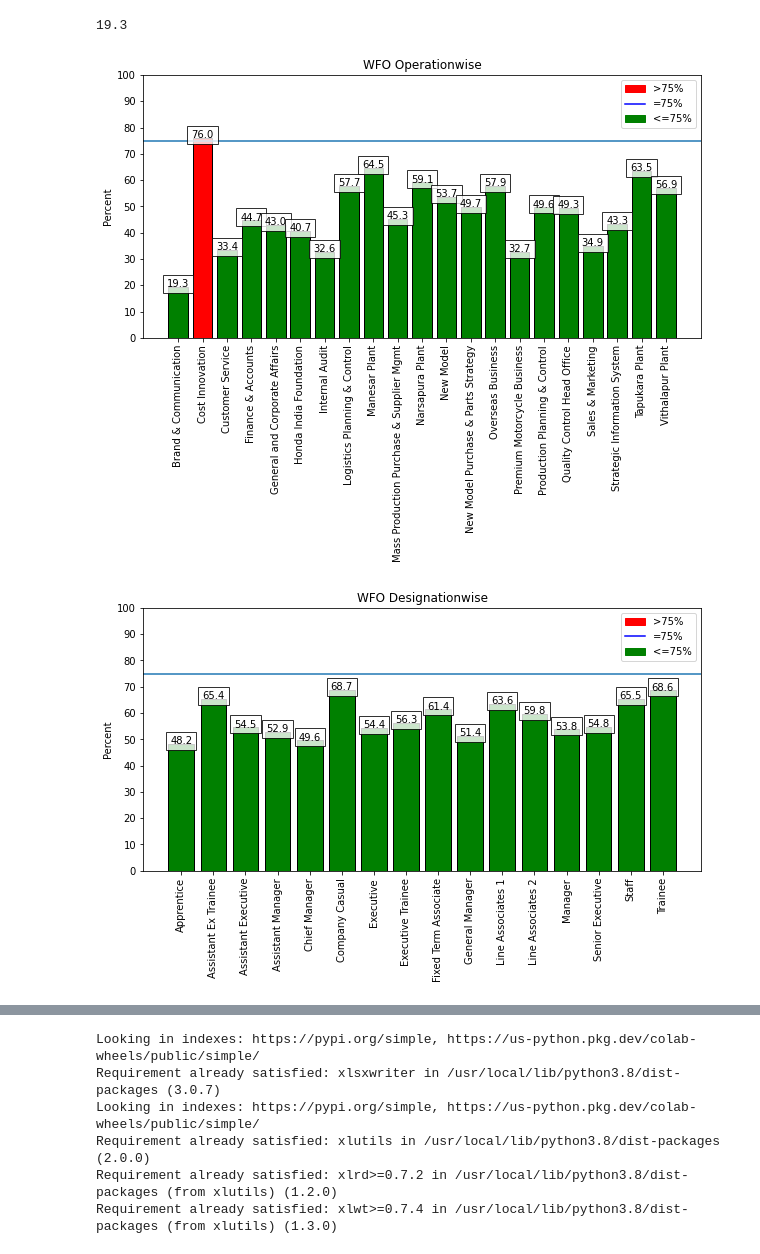
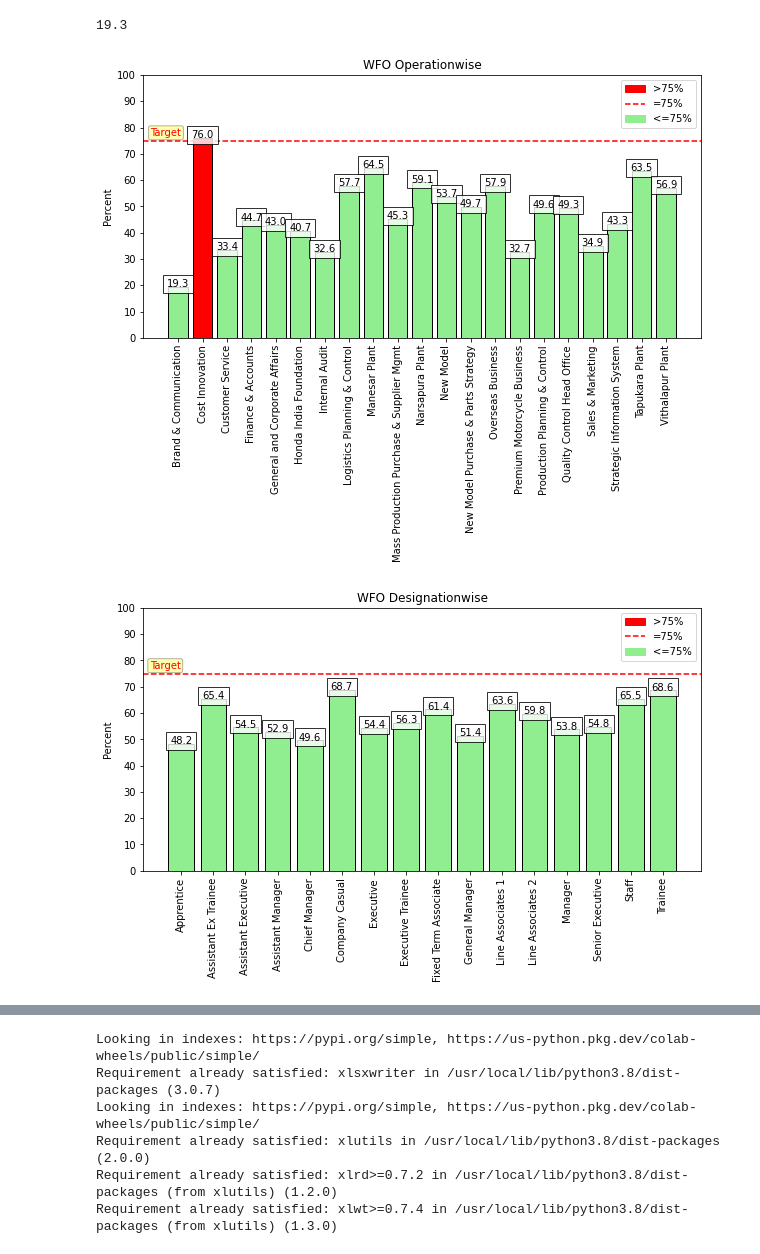
Before and after one commit to kartikeyahl/MS_analysis, a Jupyter notebook: WFO2latest.ipynb, the cells around one changed output, grey strips where cells are left out. Drawn from its saved outputs; the diff is of its cells as text; code cells hidden in the pictures.

```diff
--- a/WFO2latest.ipynb
+++ b/WFO2latest.ipynb
@@ -335,12 +330,11 @@ def colorLogic(result_wfo_operation_list2):
   l=[]
   for i in result_wfo_operation_list2:
     if (i<=75):
-      l.append('green')
+      l.append('lightgreen')
     else:
       l.append('red')
 
   return l
-
 
 
 
@@ -355,49 +349,52 @@ if len(result_wfo_operation['Operation'])>1:
   plt.yticks(range(0, 110, 10))
   plt.ylabel('Percent')
   plt.subplots_adjust(bottom = 0.15)
-  plt.axhline(y=75, xmin=0, xmax= 1)
-  blue_patch = mpatches.Patch(color='green', label='<=75%')
-  blue_line = mlines.Line2D([],[],color='blue', label='=75%')
+  plt.axhline(y=75, xmin=0, xmax= 1,linestyle='--',color='red')
+  blue_patch = mpatches.Patch(color='lightgreen', label='<=75%')
+  blue_line = mlines.Line2D([],[],color='red', label='=75%',linestyle='--')
   red_patch = mpatches.Patch(color='red', label='>75%')
   plt.legend(handles=[red_patch,blue_line,blue_patch])
+  plt.annotate("Target", xy=(-0.5, 78), xycoords='data', color='red',ha="center", va="center", bbox=dict(boxstyle='round,pad=0.2', fc='yellow', alpha=0.3))
   plt.savefig('WFO_Operationwise.png',bbox_inches="tight")
 
 
 if len(result_wfo_designation['Designation'])>1:
   result_wfo_designation_list = list(result_wfo_designation['Designation'])
   result_wfo_designation_list2 = list(result_wfo_designation['Percent'])
   plt.figure(figsize=(10, 5))
   plt.bar(result_wfo_designation_list, result_wfo_designation_list2,color = colorLogic(result_wfo_designation_list2),edgecolor='black')
   addlabels(result_wfo_designation_list, result_wfo_designation_list2)
   plt.title('WFO Designationwise')
   plt.xticks(result_wfo_designation_list, rotation ='vertical')
   plt.yticks(range(0, 110, 10))
   plt.ylabel('Percent')
   plt.subplots_adjust(bottom = 0.15)
-  plt.axhline(y=75, xmin=0, xmax= 1)
-  blue_patch = mpatches.Patch(color='green', label='<=75%')
-  blue_line = mlines.Line2D([],[],color='blue', label='=75%')
+  plt.axhline(y=75, xmin=0, xmax= 1,linestyle='--',color='red')
+  blue_patch = mpatches.Patch(color='lightgreen', label='<=75%')
+  blue_line = mlines.Line2D([],[],color='red', label='=75%',linestyle='--')
   red_patch = mpatches.Patch(color='red', label='>75%')
+  plt.annotate("Target", xy=(-0.5, 78), xycoords='data', color='red',ha="center", va="center", bbox=dict(boxstyle='round,pad=0.2', fc='yellow', alpha=0.3))
   plt.legend(handles=[red_patch,blue_line,blue_patch])
   plt.savefig('WFO_Designationwise.png',bbox_inches="tight")
 
 if len(result_wfo_location['Location'])>1:
   result_wfo_location_list = list(result_wfo_location['Location'])
   result_wfo_location_list2 = list(result_wfo_location['Percent'])
   plt.figure(figsize=(10, 5))
   plt.bar(result_wfo_location_list, result_wfo_location_list2, color = colorLogic(result_wfo_location_list2),edgecolor='black')
   addlabels(result_wfo_location_list, result_wfo_location_list2)
   plt.title('WFO Locationwise')
   plt.xticks(result_wfo_location_list, rotation ='vertical')
   plt.yticks(range(0, 110, 10))
   plt.ylabel('Percent')
   plt.subplots_adjust(bottom = 0.15)
-  plt.axhline(y=75, xmin=0, xmax= 1)
-  blue_patch = mpatches.Patch(color='green', label='<=75%')
-  blue_line = mlines.Line2D([],[],color='blue', label='=75%')
+  plt.axhline(y=75, xmin=0, xmax= 1,linestyle='--',color='red')
+  blue_patch = mpatches.Patch(color='lightgreen', label='<=75%')
+  blue_line = mlines.Line2D([],[], label='=75%',linestyle='--',color='red')
   red_patch = mpatches.Patch(color='red', label='>75%')
   plt.legend(handles=[red_patch,blue_line,blue_patch])
+  plt.annotate("Target", xy=(-0.5, 78), xycoords='data', color='red',ha="center", va="center", bbox=dict(boxstyle='round,pad=0.2', fc='yellow', alpha=0.3))
   plt.savefig('WFO_Locationwise.png',bbox_inches="tight")
 # %% [output]
-[figure, old version]
+[figure, new version]
-[figure, old version]
+[figure, new version]
```
Also changed, not shown: parts of 2 cells of this notebook.
